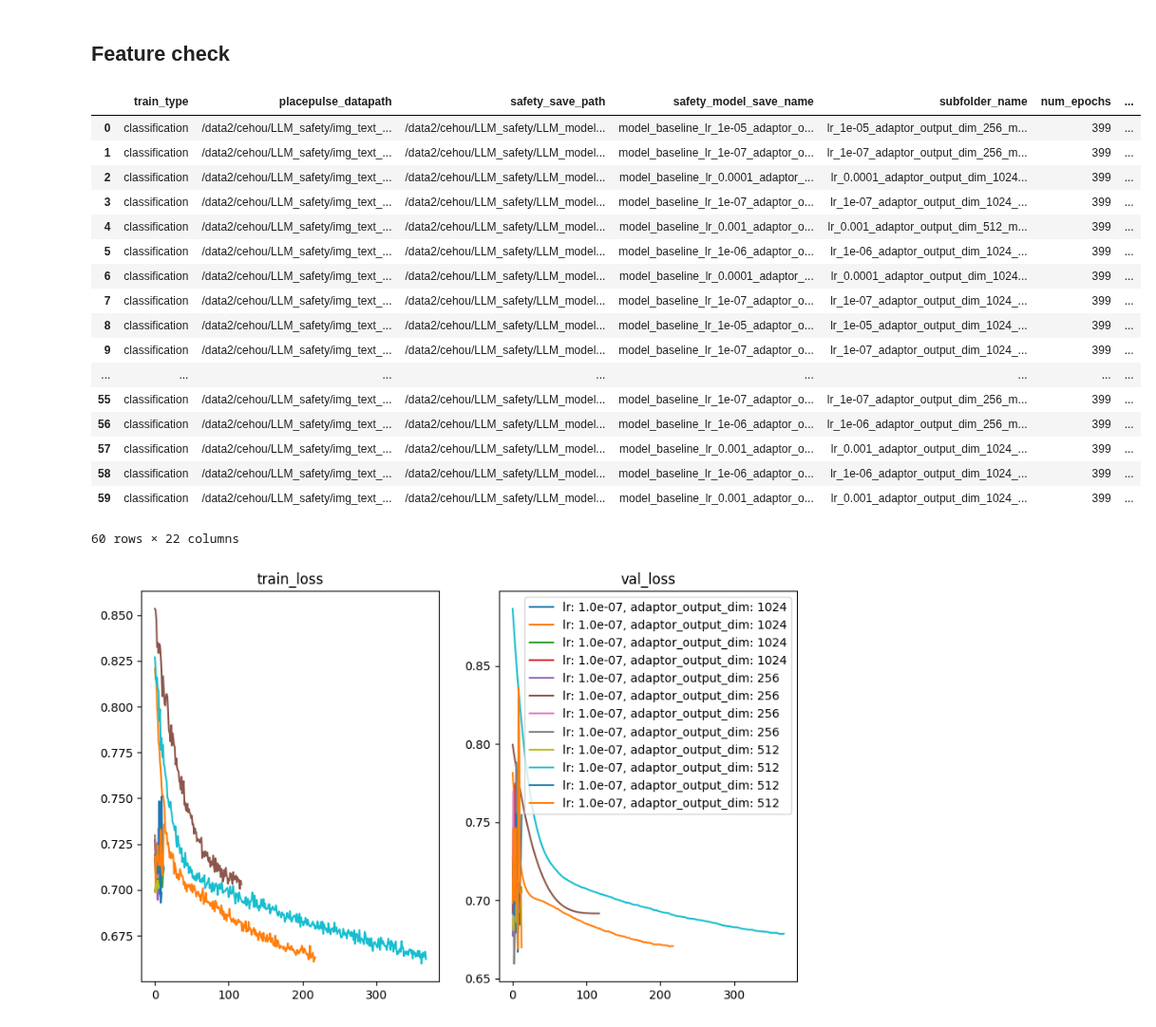
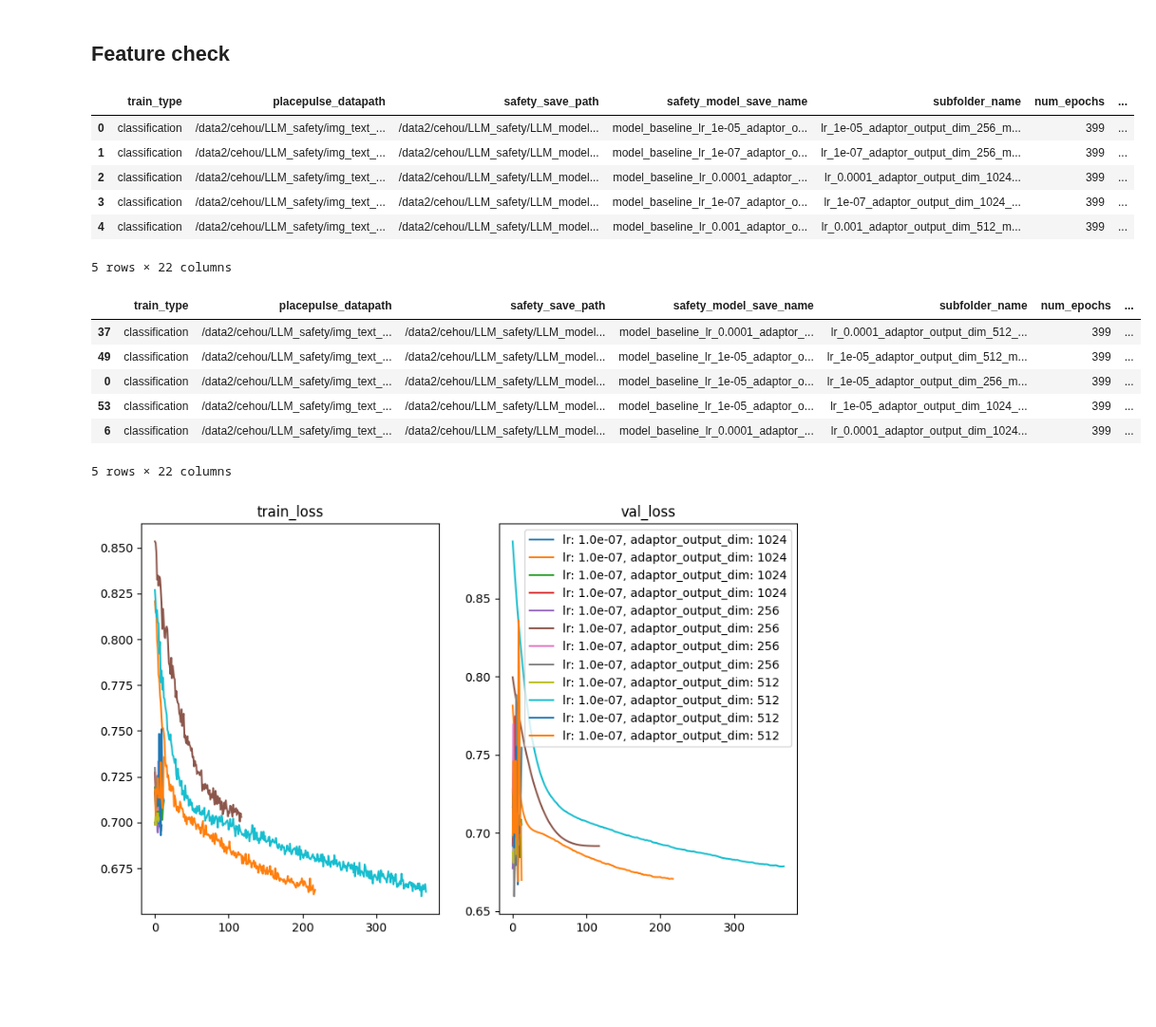
Before and after one commit to CeHouGIS/Safety_Perception_HK, a Jupyter notebook: safety_perception_model/single_model/feature_check.ipynb, the cells around one changed output. Shown at 95% size. Saved outputs shown, nothing was run; the diff lists cells and outputs as text; code cells hidden in the pictures; blank space fills up the shorter version.

```diff
--- a/safety_perception_model/single_model/feature_check.ipynb
+++ b/safety_perception_model/single_model/feature_check.ipynb
@@ -25,26 +25,25 @@ cfg_df_summary = cfg_df.drop_duplicates(subset='safety_model_save_name', keep='l
 # cfg_df['image_encoder_lr'] = cfg_df['image_encoder_lr'].round(8)
 # cfg_df['text_encoder_lr'] = cfg_df['text_encoder_lr'].round(8)
 # %%
-cfg_df_summary
+cfg_df_summary.head()
 # %% [output]
 |  | train_type | placepulse_datapath | safety_save_path | safety_model_save_name | subfolder_name | num_epochs | ... |
 | 0 | classification | /data2/cehou/LLM_safety/img_text_... | /data2/cehou/LLM_safety/LLM_model... | model_baseline_lr_1e-05_adaptor_o... | lr_1e-05_adaptor_output_dim_256_m... | 399 | ... |
 | 1 | classification | /data2/cehou/LLM_safety/img_text_... | /data2/cehou/LLM_safety/LLM_model... | model_baseline_lr_1e-07_adaptor_o... | lr_1e-07_adaptor_output_dim_256_m... | 399 | ... |
 | 2 | classification | /data2/cehou/LLM_safety/img_text_... | /data2/cehou/LLM_safety/LLM_model... | model_baseline_lr_0.0001_adaptor_... | lr_0.0001_adaptor_output_dim_1024... | 399 | ... |
 | 3 | classification | /data2/cehou/LLM_safety/img_text_... | /data2/cehou/LLM_safety/LLM_model... | model_baseline_lr_1e-07_adaptor_o... | lr_1e-07_adaptor_output_dim_1024_... | 399 | ... |
 | 4 | classification | /data2/cehou/LLM_safety/img_text_... | /data2/cehou/LLM_safety/LLM_model... | model_baseline_lr_0.001_adaptor_o... | lr_0.001_adaptor_output_dim_512_m... | 399 | ... |
-| 5 | classification | /data2/cehou/LLM_safety/img_text_... | /data2/cehou/LLM_safety/LLM_model... | model_baseline_lr_1e-06_adaptor_o... | lr_1e-06_adaptor_output_dim_1024_... | 399 | ... |
-| 6 | classification | /data2/cehou/LLM_safety/img_text_... | /data2/cehou/LLM_safety/LLM_model... | model_baseline_lr_0.0001_adaptor_... | lr_0.0001_adaptor_output_dim_1024... | 399 | ... |
-| 7 | classification | /data2/cehou/LLM_safety/img_text_... | /data2/cehou/LLM_safety/LLM_model... | model_baseline_lr_1e-07_adaptor_o... | lr_1e-07_adaptor_output_dim_1024_... | 399 | ... |
-| 8 | classification | /data2/cehou/LLM_safety/img_text_... | /data2/cehou/LLM_safety/LLM_model... | model_baseline_lr_1e-05_adaptor_o... | lr_1e-05_adaptor_output_dim_1024_... | 399 | ... |
-| 9 | classification | /data2/cehou/LLM_safety/img_text_... | /data2/cehou/LLM_safety/LLM_model... | model_baseline_lr_1e-07_adaptor_o... | lr_1e-07_adaptor_output_dim_1024_... | 399 | ... |
-| ... | ... | ... | ... | ... | ... | ... | ... |
-| 55 | classification | /data2/cehou/LLM_safety/img_text_... | /data2/cehou/LLM_safety/LLM_model... | model_baseline_lr_1e-07_adaptor_o... | lr_1e-07_adaptor_output_dim_256_m... | 399 | ... |
-| 56 | classification | /data2/cehou/LLM_safety/img_text_... | /data2/cehou/LLM_safety/LLM_model... | model_baseline_lr_1e-06_adaptor_o... | lr_1e-06_adaptor_output_dim_256_m... | 399 | ... |
-| 57 | classification | /data2/cehou/LLM_safety/img_text_... | /data2/cehou/LLM_safety/LLM_model... | model_baseline_lr_0.001_adaptor_o... | lr_0.001_adaptor_output_dim_1024_... | 399 | ... |
-| 58 | classification | /data2/cehou/LLM_safety/img_text_... | /data2/cehou/LLM_safety/LLM_model... | model_baseline_lr_1e-06_adaptor_o... | lr_1e-06_adaptor_output_dim_1024_... | 399 | ... |
-| 59 | classification | /data2/cehou/LLM_safety/img_text_... | /data2/cehou/LLM_safety/LLM_model... | model_baseline_lr_0.001_adaptor_o... | lr_0.001_adaptor_output_dim_1024_... | 399 | ... |
-60 rows × 22 columns
+5 rows × 22 columns
+# %%
+cfg_df_summary.sort_values(by='f1_score', ascending=False).head()
+# %% [output]
+|  | train_type | placepulse_datapath | safety_save_path | safety_model_save_name | subfolder_name | num_epochs | ... |
+| 37 | classification | /data2/cehou/LLM_safety/img_text_... | /data2/cehou/LLM_safety/LLM_model... | model_baseline_lr_0.0001_adaptor_... | lr_0.0001_adaptor_output_dim_512_... | 399 | ... |
+| 49 | classification | /data2/cehou/LLM_safety/img_text_... | /data2/cehou/LLM_safety/LLM_model... | model_baseline_lr_1e-05_adaptor_o... | lr_1e-05_adaptor_output_dim_512_m... | 399 | ... |
+| 0 | classification | /data2/cehou/LLM_safety/img_text_... | /data2/cehou/LLM_safety/LLM_model... | model_baseline_lr_1e-05_adaptor_o... | lr_1e-05_adaptor_output_dim_256_m... | 399 | ... |
+| 53 | classification | /data2/cehou/LLM_safety/img_text_... | /data2/cehou/LLM_safety/LLM_model... | model_baseline_lr_1e-05_adaptor_o... | lr_1e-05_adaptor_output_dim_1024_... | 399 | ... |
+| 6 | classification | /data2/cehou/LLM_safety/img_text_... | /data2/cehou/LLM_safety/LLM_model... | model_baseline_lr_0.0001_adaptor_... | lr_0.0001_adaptor_output_dim_1024... | 399 | ... |
+5 rows × 22 columns
 # %%
 fig, ax = plt.subplots(1, 2, figsize=(10, 6))
 cfg_df_group = cfg_df.groupby('safety_model_save_name')
```
Also changed, not shown: 1 other file.
